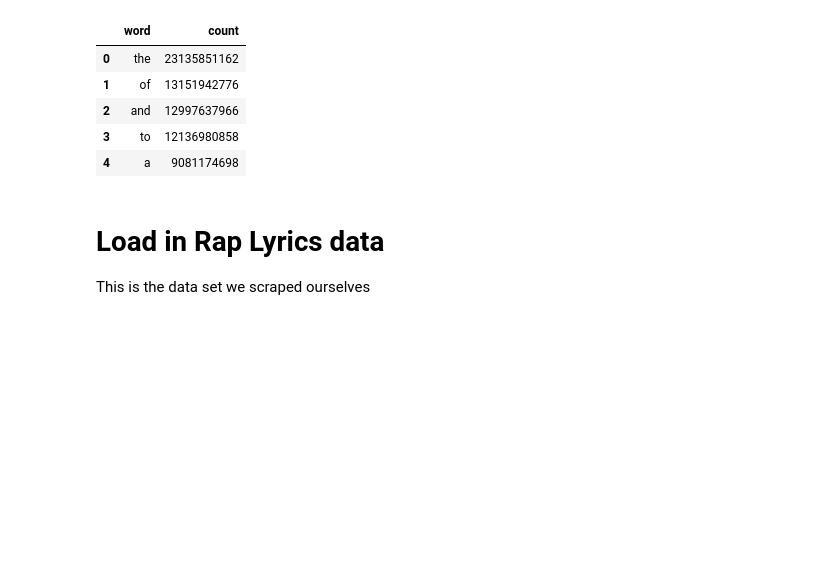
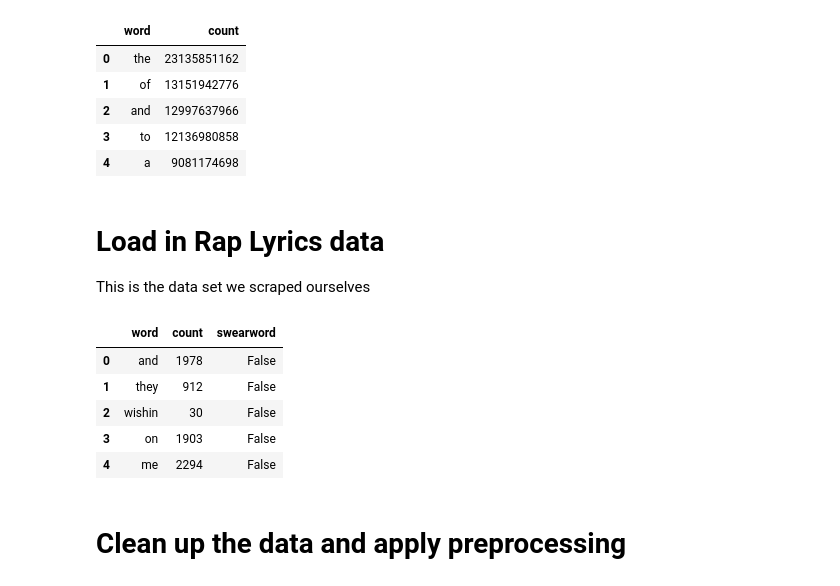
Before and after one commit to frehburg/RapLyricsAnalys, a Jupyter notebook: comparison_rap_english.ipynb, the cells around one changed output. Saved outputs shown, nothing was run; the diff lists cells and outputs as text; code cells hidden in the pictures; blank space fills up the shorter version.

Commit message:
created csv from rap data and loaded into comparison

```diff
--- a/comparison_rap_english.ipynb
+++ b/comparison_rap_english.ipynb
@@ -19,3 +19,19 @@ english_words.head()
 # %% [markdown]
 # Load in Rap Lyrics data
 This is the data set we scraped ourselves
+# %%
+rap_words = pd.read_csv('data/rap-words-freq.csv')
+# rename the word column into index and index into word
+rap_words = rap_words.rename(columns={'word': 'index', 'index': 'word'})
+# drop the index column
+rap_words = rap_words.drop(columns=['index'])
+rap_words.head()
+# %% [output]
+|  | word | count | swearword |
+| 0 | and | 1978 | False |
+| 1 | they | 912 | False |
+| 2 | wishin | 30 | False |
+| 3 | on | 1903 | False |
+| 4 | me | 2294 | False |
+# %% [markdown]
+# Clean up the data and apply preprocessing
```
Also changed, not shown: parts of 3 cells of this notebook, 3 other files.
